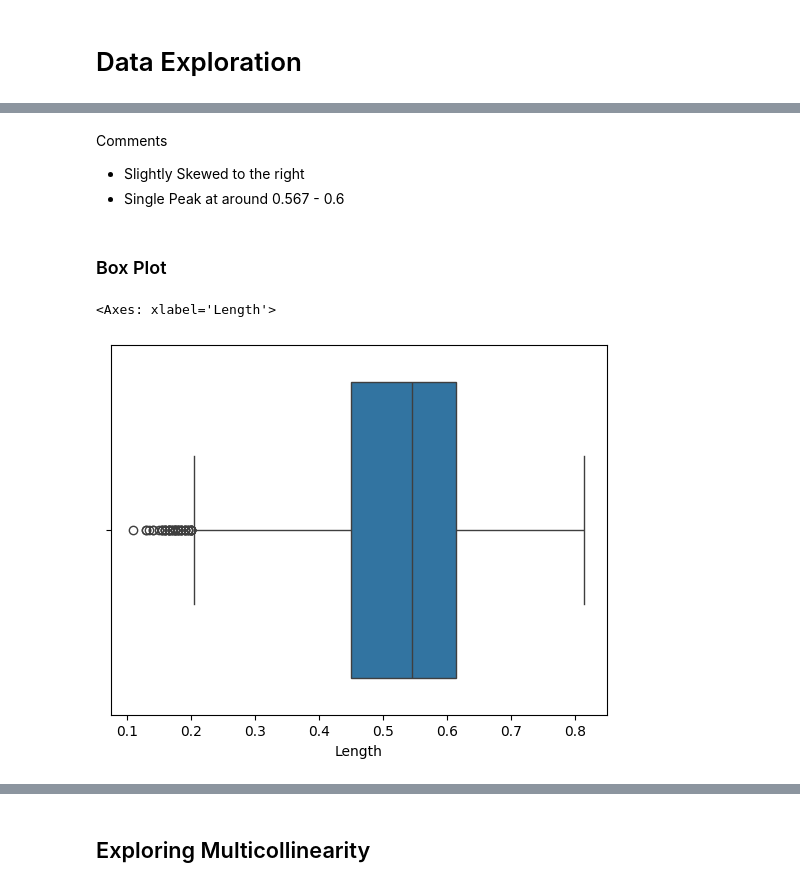
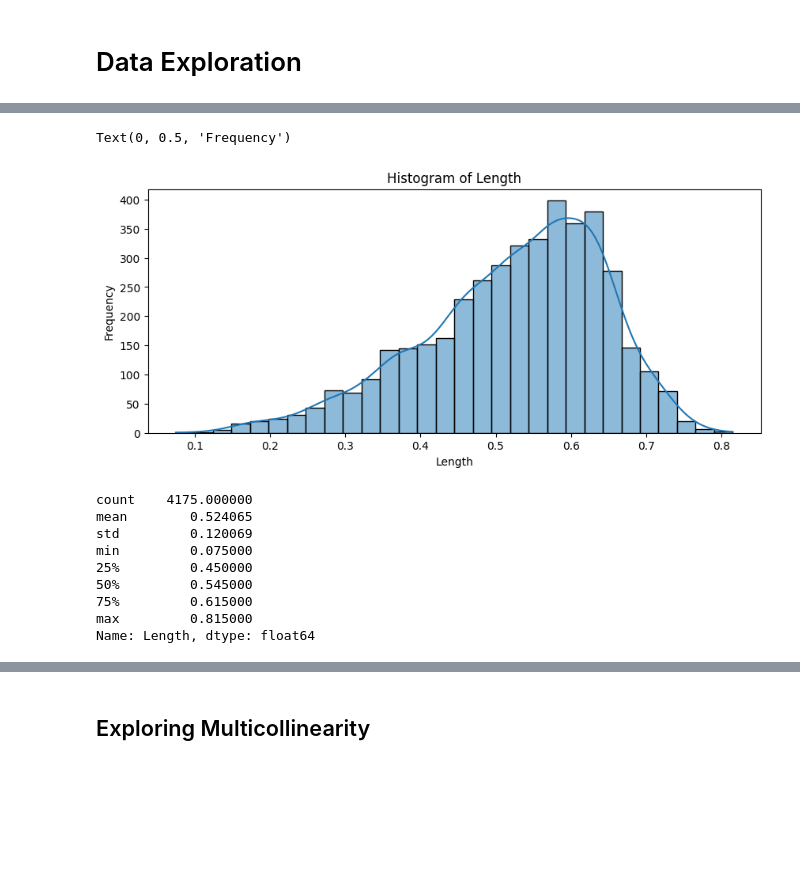
Before and after one commit to yashsavani19/Abalone-Age-Prediction-Analysis, a Jupyter notebook: notebooks/1_Data_Cleaning_and_Exploration.ipynb, the cells around one changed output, grey strips where cells are left out. Cells and saved outputs as stored; diff of their text form; code cells hidden in the pictures; blank space fills up the shorter version.

```diff
--- a/notebooks/1_Data_Cleaning_and_Exploration.ipynb
+++ b/notebooks/1_Data_Cleaning_and_Exploration.ipynb
@@ -270,13 +147,0 @@ sns.histplot(data['Length'], bins=20, kde=True)
-# %% [markdown]
-Comments
-
-- Slightly Skewed to the right
-- Single Peak at around 0.567 - 0.6
-# %% [markdown]
-### Box Plot
-# %%
-#Boxplot of Length
-sns.boxplot(x=data['Length'])
-# %% [output]
-<Axes: xlabel='Length'>
-[figure, removed]
@@ -283 +150,28 @@ sns.boxplot(x=data['Length'])
+# %%
+import matplotlib.pyplot as plt
+import seaborn as sns
+
+plt.figure(figsize=(10, 4))
+
+# Histogram
+sns.histplot(data['Length'], bins=30, kde=True)
+plt.title("Histogram of Length")
+plt.xlabel("Length")
+plt.ylabel("Frequency")
+# %% [output]
+Text(0, 0.5, 'Frequency')
+[figure, added]
+# %%
+# Getting lenght statistics
+data['Length'].describe()
+# %% [output]
+count    4175.000000
+mean        0.524065
+std         0.120069
+min         0.075000
+25%         0.450000
+50%         0.545000
+75%         0.615000
+max         0.815000
+Name: Length, dtype: float64
 # %%
```
Also changed, not shown: parts of 33 cells of this notebook, 2 other files.
